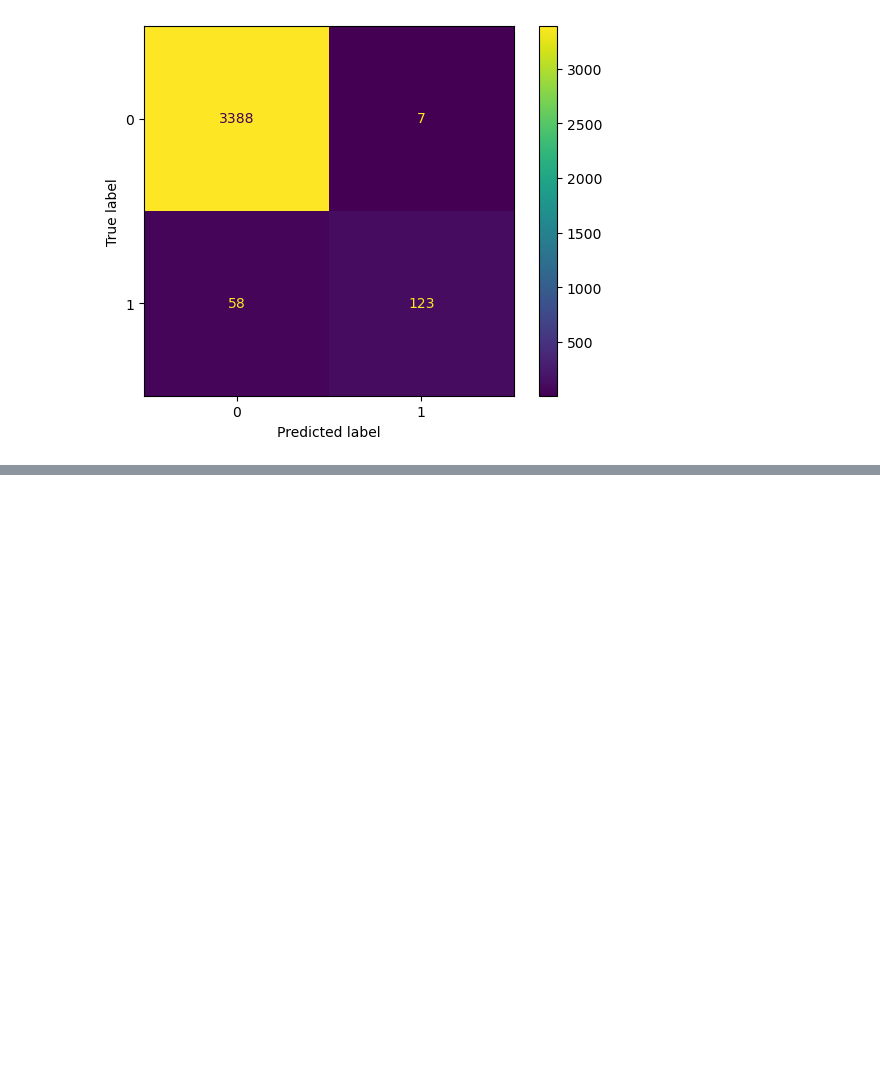
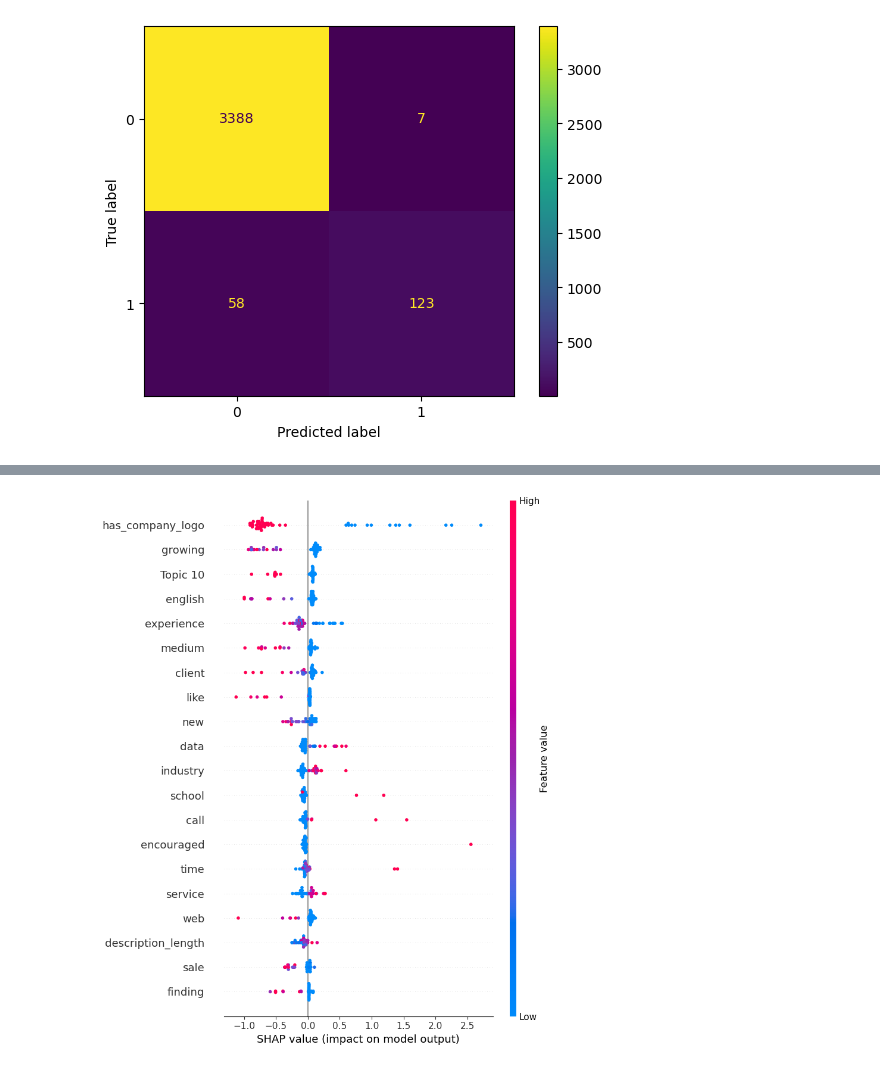
Before and after one commit to sabrinasayed99/Fake-Job-Posts, a Jupyter notebook: XGBoost_Model.ipynb, the cells around one changed output, grey strips where cells are left out. Drawn from its saved outputs; the diff is of its cells as text; code cells hidden in the pictures; blank space fills up the shorter version.

```diff
--- a/XGBoost_Model.ipynb
+++ b/XGBoost_Model.ipynb
@@ -254,0 +342,12 @@ RMSE: 0.2316606766548223
+# %%
+import shap
+# Create SHAP plots with cleaned feature names
+X_transformed = pipeline.named_steps['preprocessor'].transform(X_train)
+if scipy.sparse.issparse(X_transformed):
+    X_transformed = X_transformed.toarray()
+
+explainer = shap.TreeExplainer(pipeline.named_steps['classifier'])
+shap_values = explainer(X_transformed[:50])
+shap.summary_plot(shap_values, X_transformed[:50], feature_names=cleaned_features)
+# %% [output]
+[figure, added]
```
Also changed, not shown: parts of 29 cells of this notebook, 4 other files.
